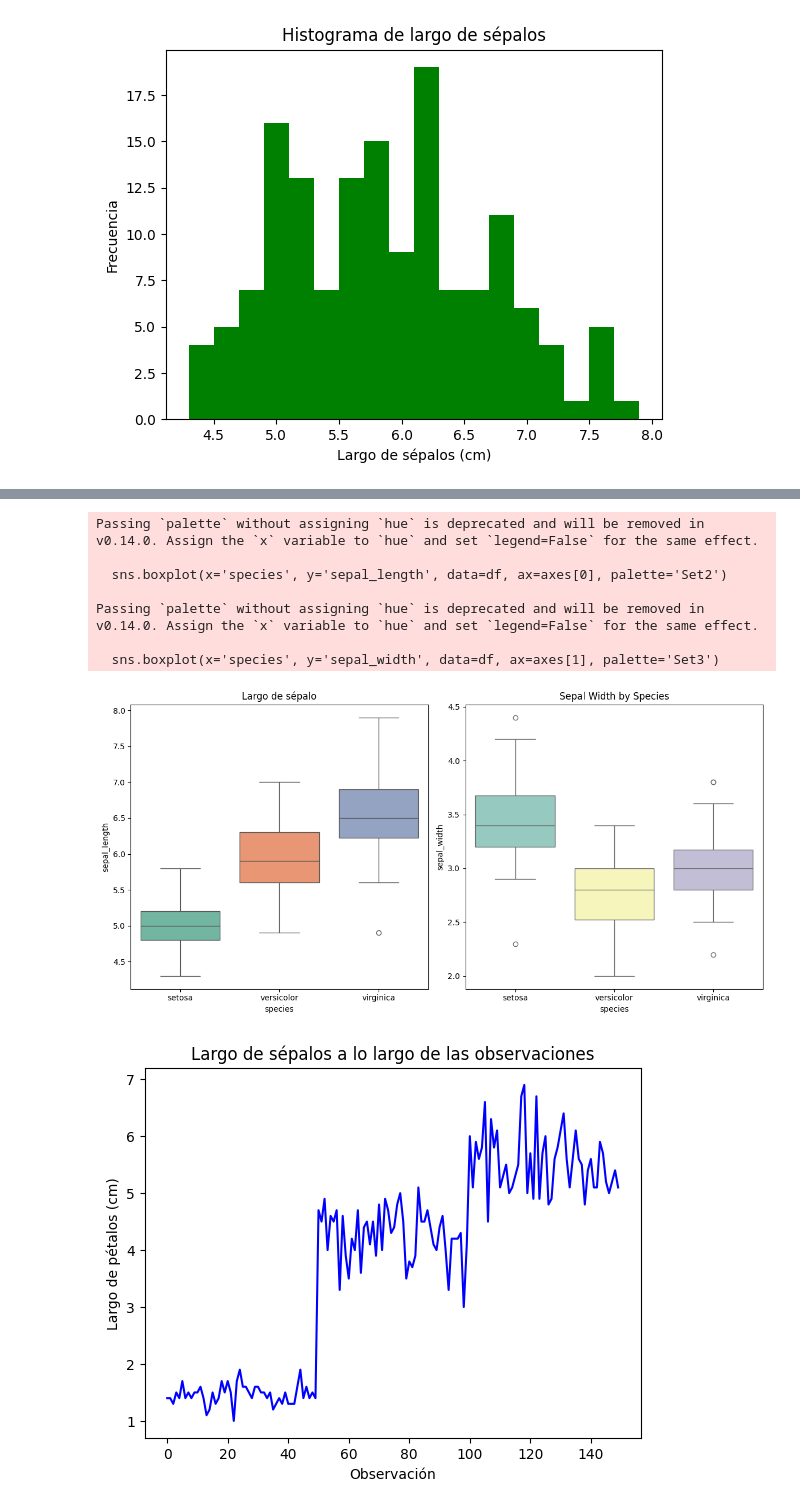
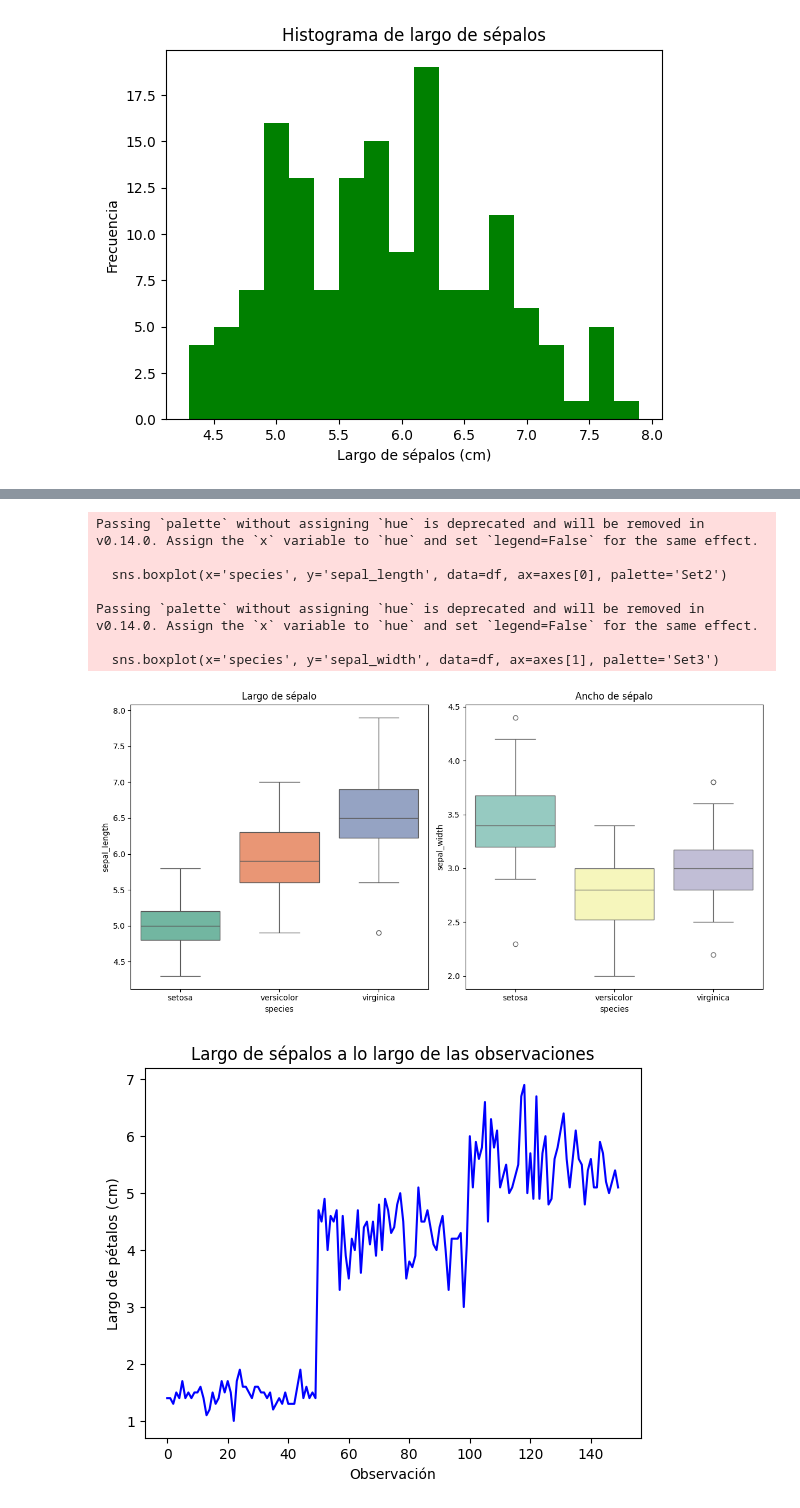
Before and after one commit to paguirre18/Bases_de_librerias, a Jupyter notebook: Practica7.ipynb, the cells around one changed output, grey strips where cells are left out. Cells and saved outputs as stored; diff of their text form; code cells hidden in the pictures.

```diff
--- a/Practica7.ipynb
+++ b/Practica7.ipynb
@@ -84,24 +74,24 @@ plt.show()
 # %%
 fig, axes = plt.subplots(1, 2, figsize=(12, 6))
 
 sns.boxplot(x='species', y='sepal_length', data=df, ax=axes[0], palette='Set2')
 axes[0].set_title('Largo de sépalo')
 
 # Sepal Width
 sns.boxplot(x='species', y='sepal_width', data=df, ax=axes[1], palette='Set3')
-axes[1].set_title('Sepal Width by Species')
+axes[1].set_title('Ancho de sépalo')
 
 plt.tight_layout()
 plt.show()
 # %% [output]
 Passing `palette` without assigning `hue` is deprecated and will be removed in v0.14.0. Assign the `x` variable to `hue` and set `legend=False` for the same effect.
 
   sns.boxplot(x='species', y='sepal_length', data=df, ax=axes[0], palette='Set2')
 
 Passing `palette` without assigning `hue` is deprecated and will be removed in v0.14.0. Assign the `x` variable to `hue` and set `legend=False` for the same effect.
 
   sns.boxplot(x='species', y='sepal_width', data=df, ax=axes[1], palette='Set3')
-[figure, old version]
+[figure, new version]
 # %%
 plt.plot(df.index, df['petal_length'], label='Largo de sépalos', color='blue')
 plt.title('Largo de sépalos a lo largo de las observaciones')
```
Also changed, not shown: parts of 2 cells of this notebook.
